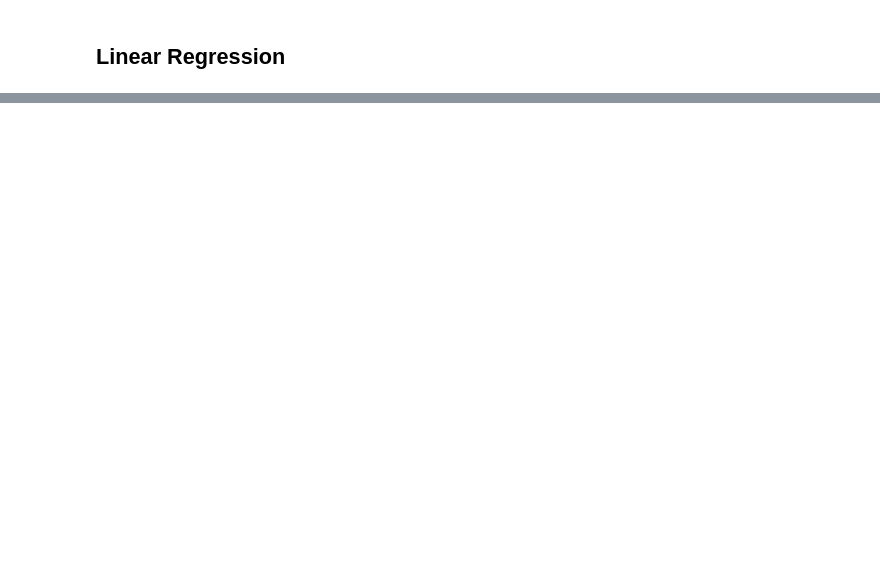
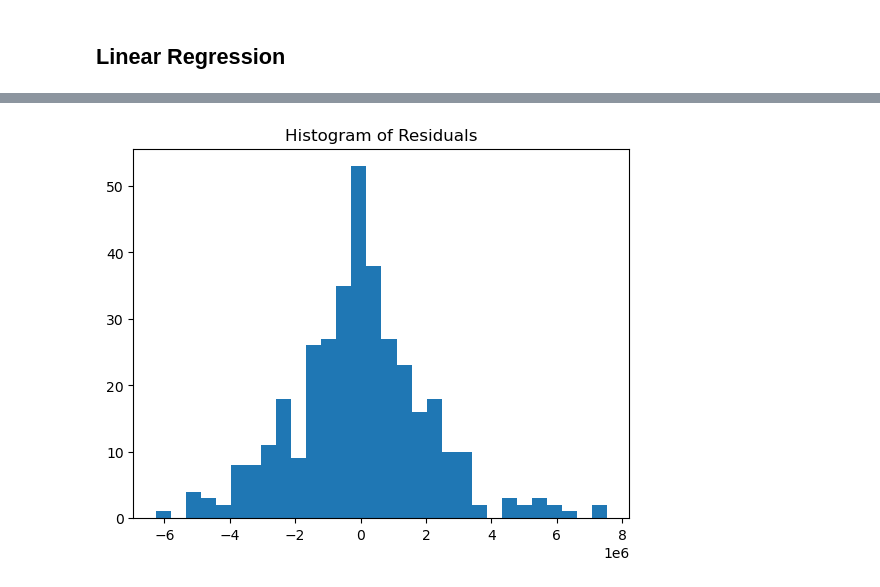
Before and after one commit to nw93929/DS6021-Project, a Jupyter notebook: models/Linear Regression Model (pitchers).ipynb, the cells around one changed output, grey strips where cells are left out. Saved outputs shown, nothing was run; the diff lists cells and outputs as text; code cells hidden in the pictures; blank space fills up the shorter version.

```diff
--- a/models/Linear Regression Model (pitchers).ipynb
+++ b/models/Linear Regression Model (pitchers).ipynb
@@ -238,0 +255,6 @@ Notes:
+# %%
+plt.hist(residuals, bins=30)
+plt.title("Histogram of Residuals")
+plt.show()
+# %% [output]
+[figure, added]
```
Also changed, not shown: parts of 11 cells of this notebook.
